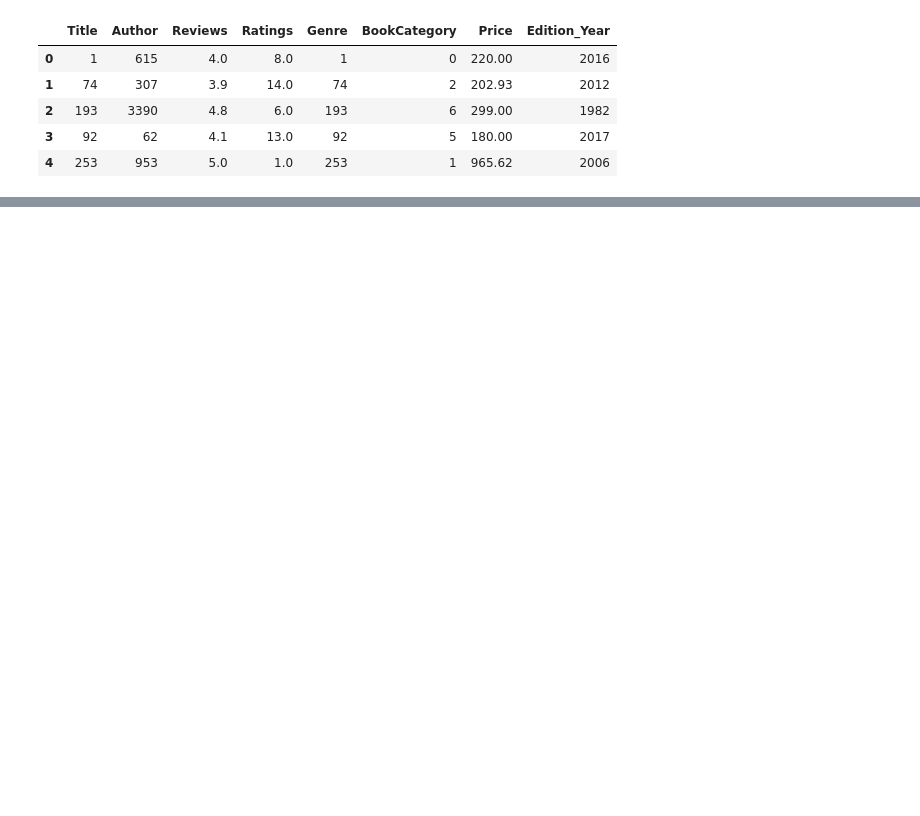
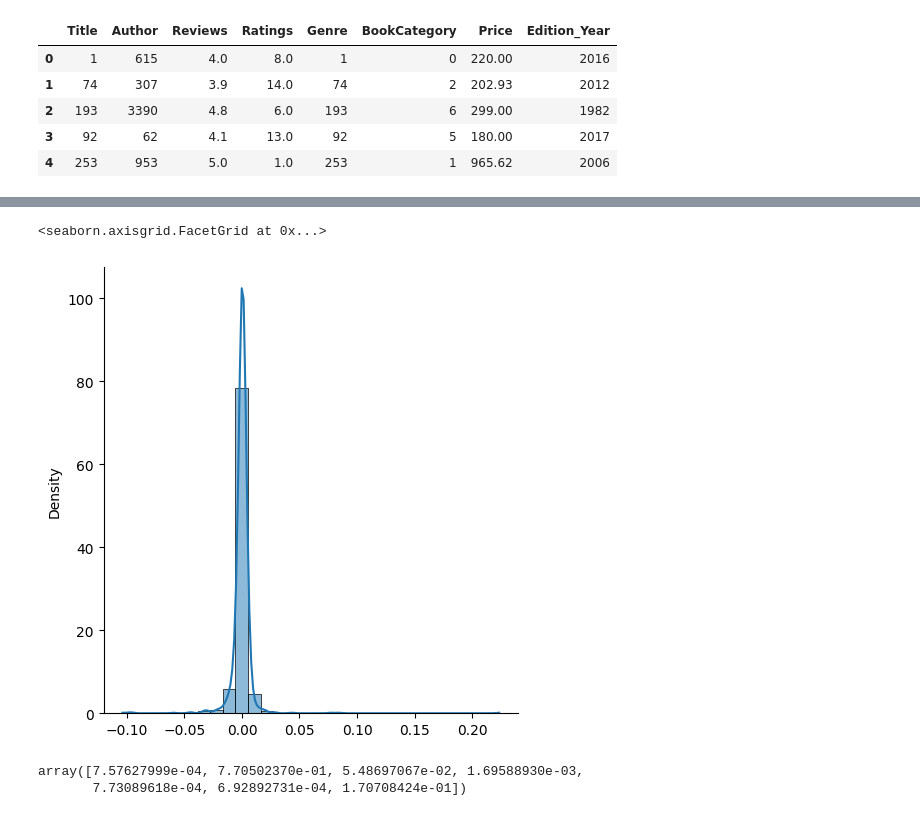
Before and after one commit to codelock54/Book_Price, a Jupyter notebook: BookPrice Model .ipynb, the cells around one changed output, grey strips where cells are left out. Cells and saved outputs as stored; diff of their text form; code cells hidden in the pictures; blank space fills up the shorter version.

```diff
--- a/BookPrice Model .ipynb
+++ b/BookPrice Model .ipynb
@@ -244,0 +316,12 @@ https://gist.github.com/mwaskom/de44147ed2974457ad6372750bbe5751
+# %%
+residuos = y_test - predictions
+sns.displot(residuos, bins=30, kde=True, stat="density", linewidth=0.5)
+# %% [output]
+<seaborn.axisgrid.FacetGrid at 0x...>
+[figure, added]
+# %%
+features = best_rf_model.feature_importances_
+features
+# %% [output]
+array([7.57627999e-04, 7.70502370e-01, 5.48697067e-02, 1.69588930e-03,
+       7.73089618e-04, 6.92892731e-04, 1.70708424e-01])
```
Also changed, not shown: parts of 37 cells of this notebook.
